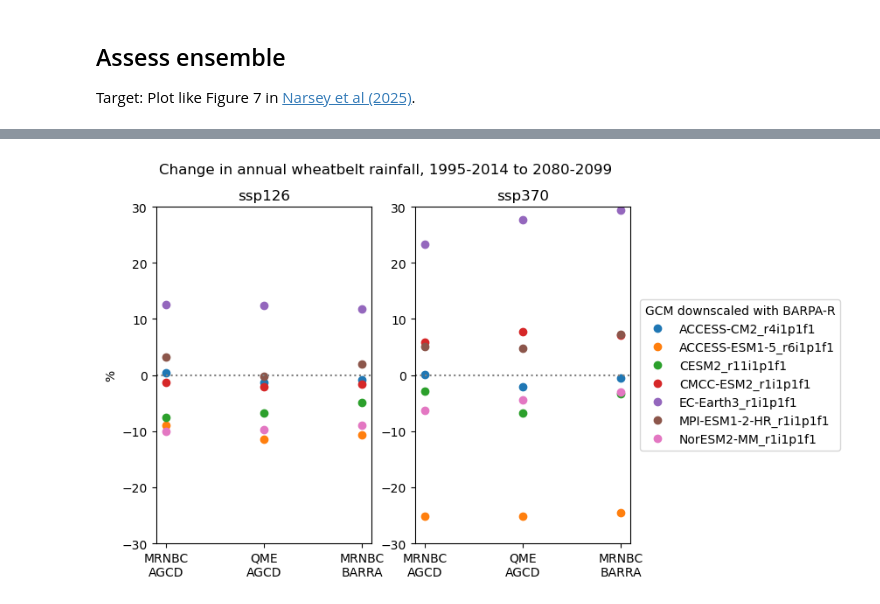
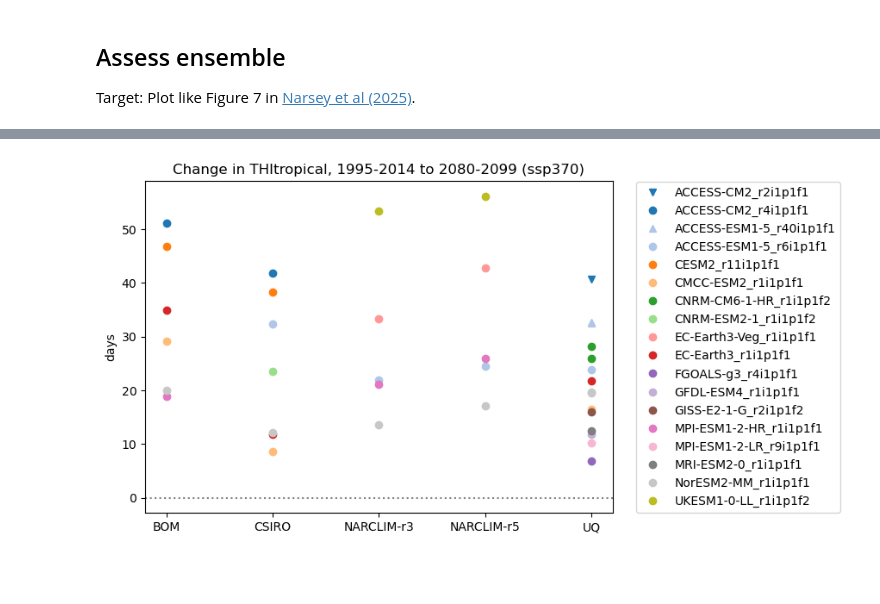
Before and after one commit to ClimateVHT/rip-sip, a Jupyter notebook: test.ipynb, the cells around one changed output, grey strips where cells are left out. Cells and saved outputs as stored; diff of their text form; code cells hidden in the pictures; blank space fills up the shorter version.

Commit message:
Add scatterplot

```diff
--- a/test.ipynb
+++ b/test.ipynb
@@ -21,7 +22,7 @@ Example data from `/datasets/work/af-ag2050-climate/reference/ag2050_extension_m
 - Bias correction method: MRNBC
 - Bias correction reference: AGCD
 # %%
-df = pd.read_csv('annRain.csv')
+df = pd.read_csv('THItropical.csv')
 # %%
 df
 # %% [output]
@@ -200,2 +195,13 @@ ensfile = 'annRain_bom.nc'
 # %%
-ds = xr.open_dataset(ensfile)
+def process_metric(infile, metric, bc, exp, pct=False):
+    """Process a metric file"""
+
+    ds = xr.open_dataset(infile)
+    da_baseline = ds[metric].sel(time=slice('1995-01-01', '2014-12-31')).mean('time', keep_attrs=True)
+    da_future = ds[metric].sel(time=slice('2080-01-01', '2099-12-31')).mean('time', keep_attrs=True)
+    da_change = da_future - da_baseline
+    if pct:
+        da_change = (da_change / da_baseline) * 100
+    da_change = da_change.sel({'experiment': exp, 'bc': bc})
+
+    return da_change
@@ -221,42 +208,26 @@ da_future = ds['annRain'].sel(time=slice('2080-01-01', '2099-12-31')).mean('time
-# %%
-da_change = ((da_future - da_baseline) / da_baseline) * 100
 # %%
-tableau_colors = mcolors.TABLEAU_COLORS
-tab_list = list(tableau_colors.keys())
+fig = plt.figure(figsize=(7, 5))
+ax1 = plt.subplot(111)
 
-fig = plt.figure(figsize=(7, 5))
-ax1 = plt.subplot(121) #ssp126
-ax2 = plt.subplot(122) #ssp370
+label_list = []
+for infile, index in ensfile.items():
+    da_change = process_metric(infile, 'THItropical', 'v1-r1-ACS-QME-BARRAR2-1980-2022', 'ssp370')
+    for gcm in da_change['gcm'].values:
+        da = da_change.sel({'gcm': gcm})
+        color, marker = marker_dict[gcm]
+        label = gcm if not gcm in label_list else None
+        label_list.append(gcm)
+        ax1.plot(index, da.values, marker=marker, color=color, label=label, linestyle='none')
 
-for gcm in range(len(da_change.gcm)):
-    for bc in range(len(da_change.bc)):
-        label = da_change.gcm.values[gcm] if bc == 0 else None
-        ax1.plot(
-            bc+1,
-            da_change.isel({'bc': bc, 'experiment': 0}).values[gcm],
-            marker='o',
-            color=tab_list[gcm],
-            linestyle='none',
-        )
-        ax2.plot(
-            bc+1,
-            da_change.isel({'bc': bc, 'experiment': 1}).values[gcm],
-            marker='o',
-            color=tab_list[gcm],
-            linestyle='none',
-            label=label
-        )
-ax1.set_ylabel('%')
+ax1.set_ylabel('days')
 ax1.axhline(y=0, linestyle=':', color='0.5')
-ax2.axhline(y=0, linestyle=':', color='0.5')
-ax2.legend(bbox_to_anchor=(2.0, 0.5), loc=7, title='GCM downscaled with BARPA-R')
-ax1.set_title('ssp126')
-ax2.set_title('ssp370')
-ax1.set_ylim([-30, 30])
-ax2.set_ylim([-30, 30])
-ax1.set_xticks([1, 2, 3], labels=['MRNBC\nAGCD', 'QME\nAGCD', 'MRNBC\nBARRA'])
-ax2.set_xticks([1, 2, 3], labels=['MRNBC\nAGCD', 'QME\nAGCD', 'MRNBC\nBARRA'])
-plt.suptitle('Change in annual wheatbelt rainfall, 1995-2014 to 2080-2099')
+
+handles, labels = ax1.get_legend_handles_labels()
+labels, handles = zip(*sorted(zip(labels, handles), key=lambda t: t[0]))
+ax1.legend(handles, labels, bbox_to_anchor=(1.5, 0.5), loc=7)
+#ax1.set_ylim([-30, 30])
+ax1.set_xticks([1, 2, 3, 4, 5], labels=['BOM', 'CSIRO', 'NARCLIM-r3', 'NARCLIM-r5', 'UQ'])
+ax1.set_title('Change in THItropical, 1995-2014 to 2080-2099 (ssp370)')
 plt.show()
 # %% [output]
-[figure, old version]
+[figure, new version]
```
Also changed, not shown: parts of 17 cells of this notebook.
